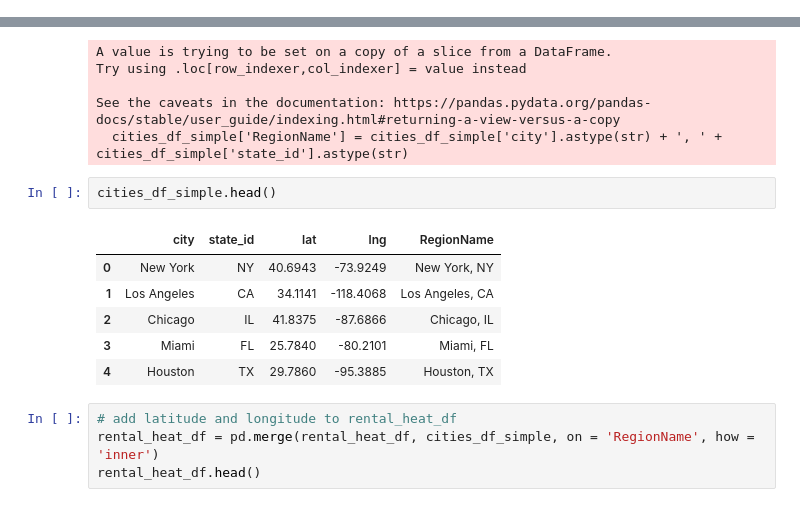
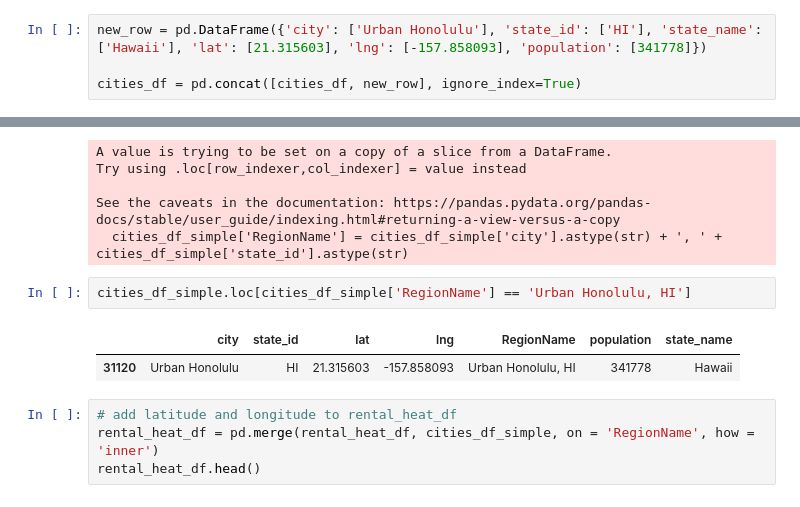
Before and after one commit to elgnol/RealEstate_Project_3, a Jupyter notebook: Analysis/Data_analysis_tatyana.ipynb, the cells around one changed output, grey strips where cells are left out. Cells and saved outputs as stored; diff of their text form.

Commit message:
added Hawaii to maps

```diff
--- a/Analysis/Data_analysis_tatyana.ipynb
+++ b/Analysis/Data_analysis_tatyana.ipynb
@@ -270,6 +270,10 @@ cities_df.head()
 | 2 | Chicago | Chicago | IL | Illinois | 17031 | Cook | 41.8375 | -87.6866 | 8497759 | ... |
 | 3 | Miami | Miami | FL | Florida | 12086 | Miami-Dade | 25.7840 | -80.2101 | 6080145 | ... |
 | 4 | Houston | Houston | TX | Texas | 48201 | Harris | 29.7860 | -95.3885 | 5970127 | ... |
+# %%
+new_row = pd.DataFrame({'city': ['Urban Honolulu'], 'state_id': ['HI'], 'state_name': ['Hawaii'], 'lat': [21.315603], 'lng': [-157.858093], 'population': [341778]})
+
+cities_df = pd.concat([cities_df, new_row], ignore_index=True)
 # %%
 cities_df_simple = cities_df[["city", "state_id", "lat", "lng"]]
 cities_df_simple.head()
@@ -289,14 +293,10 @@ Try using .loc[row_indexer,col_indexer] = value instead
 See the caveats in the documentation: https://pandas.pydata.org/pandas-docs/stable/user_guide/indexing.html#returning-a-view-versus-a-copy
   cities_df_simple['RegionName'] = cities_df_simple['city'].astype(str) + ', ' + cities_df_simple['state_id'].astype(str)
 # %%
-cities_df_simple.head()
+cities_df_simple.loc[cities_df_simple['RegionName'] == 'Urban Honolulu, HI']
 # %% [output]
-|  | city | state_id | lat | lng | RegionName |
-| 0 | New York | NY | 40.6943 | -73.9249 | New York, NY |
-| 1 | Los Angeles | CA | 34.1141 | -118.4068 | Los Angeles, CA |
-| 2 | Chicago | IL | 41.8375 | -87.6866 | Chicago, IL |
-| 3 | Miami | FL | 25.7840 | -80.2101 | Miami, FL |
-| 4 | Houston | TX | 29.7860 | -95.3885 | Houston, TX |
+|  | city | state_id | lat | lng | RegionName | population | state_name |
+| 31120 | Urban Honolulu | HI | 21.315603 | -157.858093 | Urban Honolulu, HI | 341778 | Hawaii |
 # %%
 # add latitude and longitude to rental_heat_df
 rental_heat_df = pd.merge(rental_heat_df, cities_df_simple, on = 'RegionName', how = 'inner')
```
Also changed, not shown: parts of 10 cells of this notebook, 8 other files.
